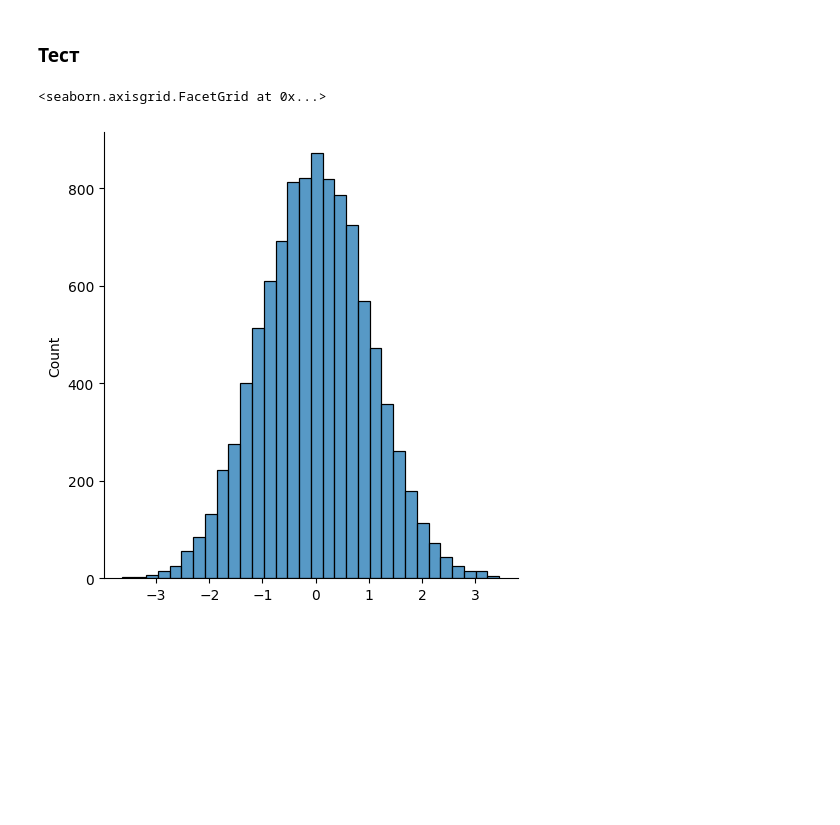
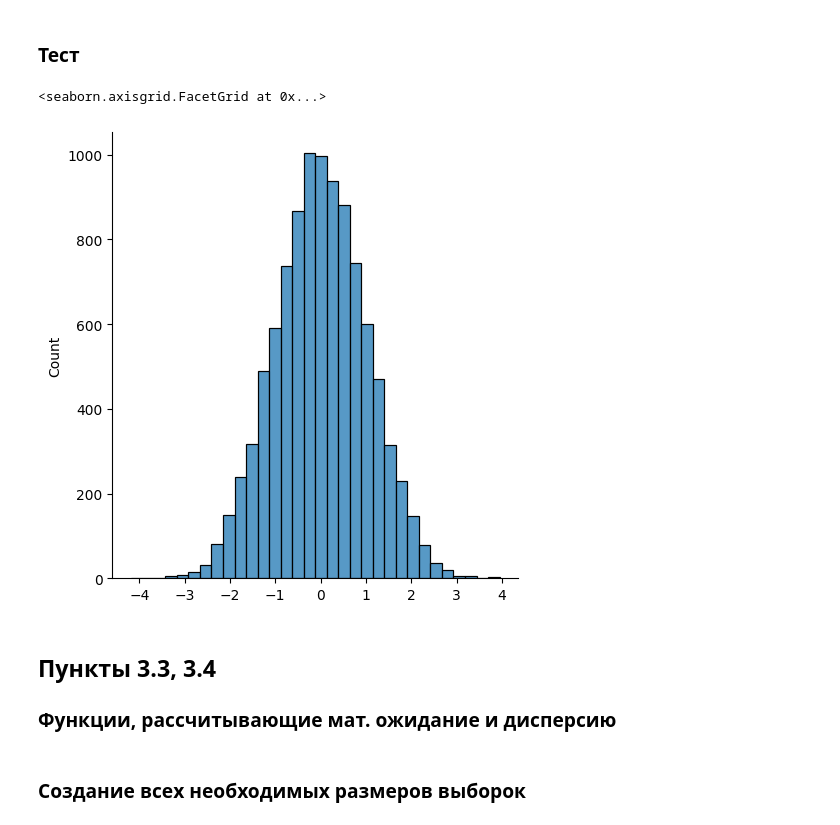
Before and after one commit to dimayasha7123/comp_modeling, a Jupyter notebook: lab1.ipynb, the cells around one changed output. Cells and saved outputs as stored; diff of their text form; code cells hidden in the pictures; blank space fills up the shorter version.

```diff
--- a/lab1.ipynb
+++ b/lab1.ipynb
@@ -14,7 +15,8 @@ import math
 # %%
 random.seed(1)
 BINS = 32
-N=10000
+DEG=4 #from 1 to 10
+N=10**DEG
 
 
 def R() -> float:
@@ -75,9 +77,13 @@ def norm_dist(m: int, s:int, n: int) -> list:
 # %%
 m=0
 s=1
 
 d3 = norm_dist(m, s, N)
-seaborn.displot(np.array(d3), bins=BINS)
+seaborn.displot(d3, bins=BINS)
 # %% [output]
 <seaborn.axisgrid.FacetGrid at 0x...>
-[figure, old version]
+[figure, new version]
+# %% [markdown]
+## Пункты 3.3, 3.4
+
+### Функции, рассчитывающие мат. ожидание и дисперсию
@@ -83,0 +96,2 @@ seaborn.displot(np.array(d3), bins=BINS)
+# %% [markdown]
+### Создание всех необходимых размеров выборок
```
Also changed, not shown: parts of 9 cells of this notebook.
